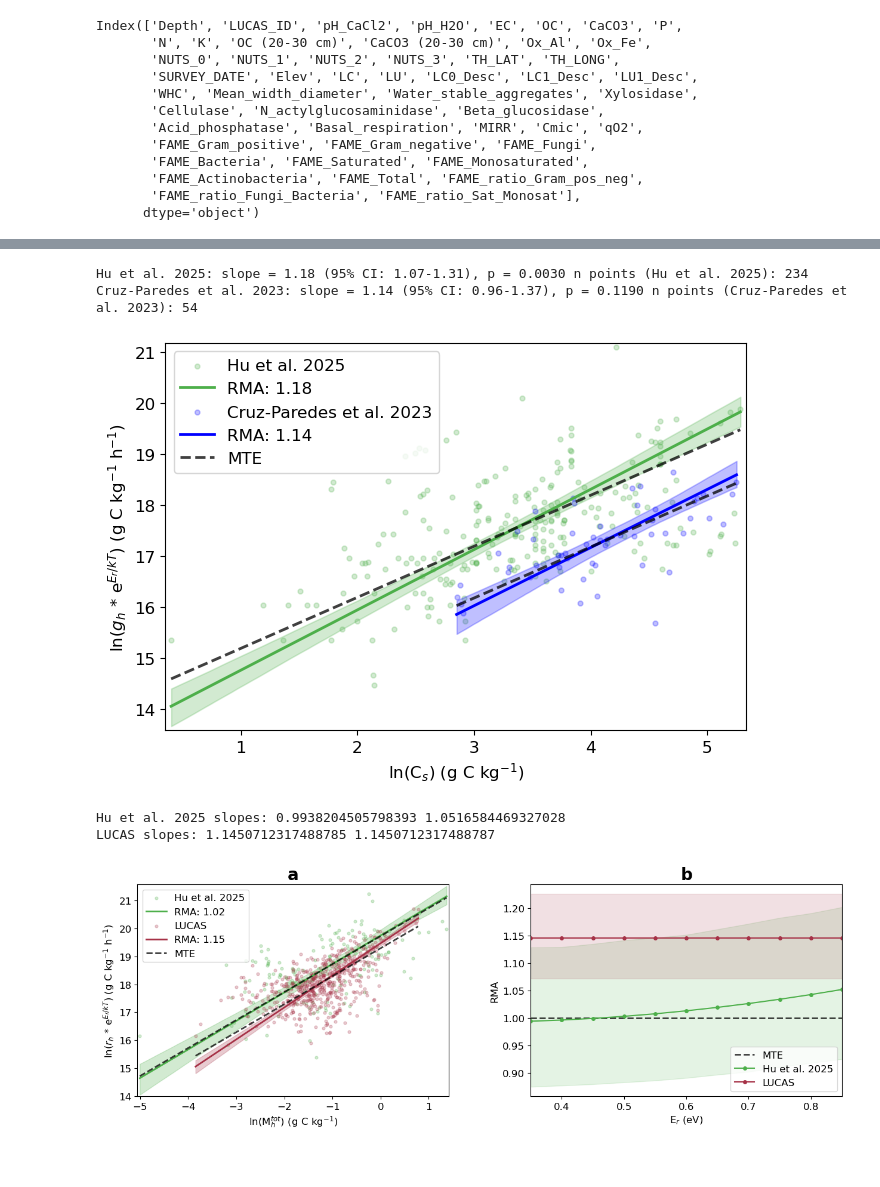
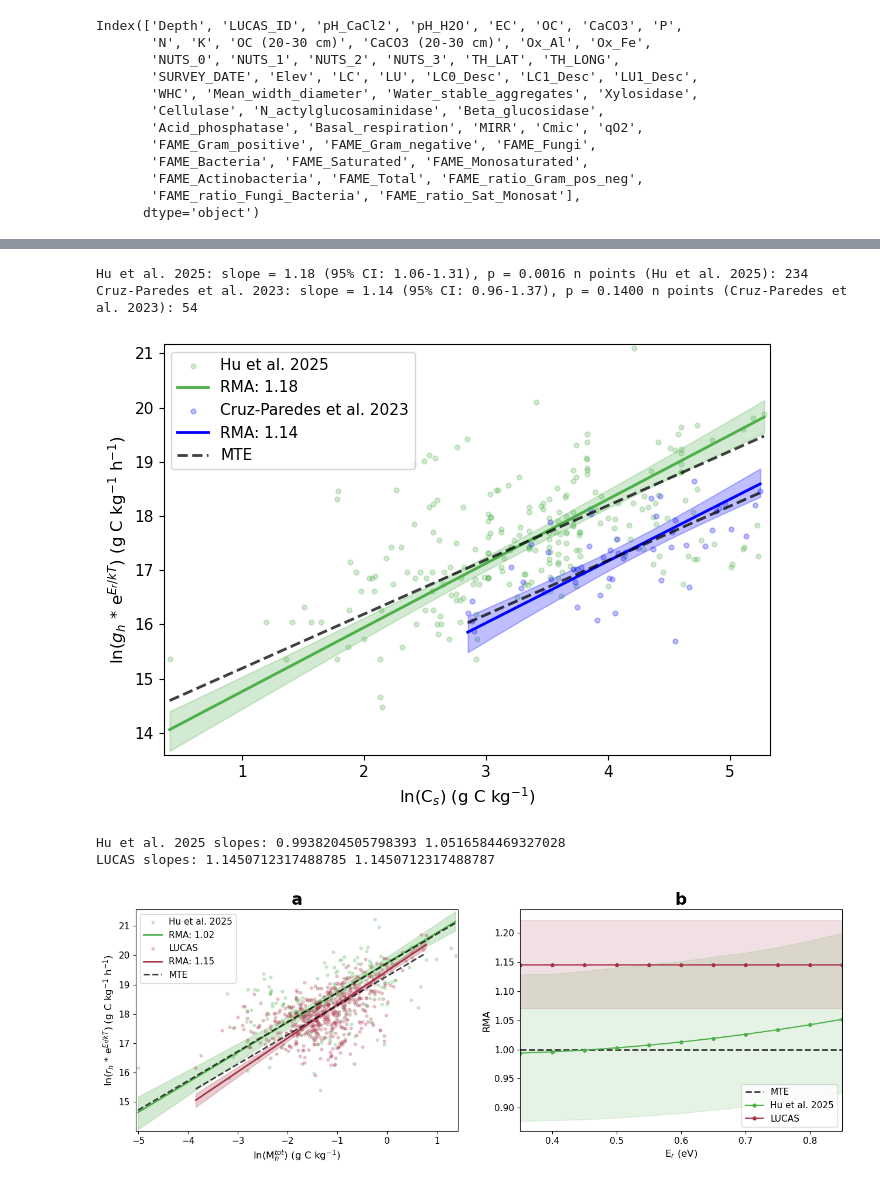
Before and after one commit to rebeccamayvarney/CALIPSO-MTE, a Jupyter notebook: mte_varney.ipynb, the cells around one changed output, grey strips where cells are left out. Saved outputs shown, nothing was run; the diff lists cells and outputs as text; code cells hidden in the pictures.

```diff
--- a/mte_varney.ipynb
+++ b/mte_varney.ipynb
@@ -54,7 +67,7 @@ Index(['No.', 'latitude', 'longitude', 'Biome', 'MAP', 'MAT', 'SOC', 'TN',
 # %%
 ### Cruz-Paredes et al. 2023
 
-brangari_data = pd.read_csv('C:/Users/reva4589/Documents/CALIPSO/DATA/brangari_csv.csv')
+brangari_data = pd.read_csv(DATA_DIR/'brangari_csv.csv')
 print(brangari_data.columns)
 
 rh_brangari = brangari_data['respiration (mgC/kg soil/h)'].to_numpy() # mg C /kg/hr
@@ -95,8 +108,8 @@ Index(['soil ID', 'soil organic matter (%)',
 # %%
 ### LUCAS dataset
 
-lucas_data1 = pd.read_csv('C:/Users/reva4589/Documents/CALIPSO/DATA/LUCAS/lucas_soc.csv')
-lucas_data2 = pd.read_csv('C:/Users/reva4589/Documents/CALIPSO/DATA/LUCAS/lucas_mbc_rh.csv')
+lucas_data1 = pd.read_csv(DATA_DIR/'LUCAS/lucas_soc.csv')
+lucas_data2 = pd.read_csv(DATA_DIR/'LUCAS/lucas_mbc_rh.csv')
 
 lucas_data = pd.merge(lucas_data1, lucas_data2, on='LUCAS_ID', how='inner')
 num = ['Basal_respiration', 'Cmic']
@@ -282,7 +295,7 @@ def bootstrap_slope_test(result, null_slope: float = 1.0):
         'significant': p_value < alpha,
     }
 
-def run_sensitivity(x, y_raw, T_inc, parameters, seed):
+def run_sensitivity(x, y_raw, T_inc, parameters):
     """
     Sensitivity analysis for RMA slope with respect to activation energy (Er).
     """
@@ -296,7 +309,7 @@ def run_sensitivity(x, y_raw, T_inc, parameters, seed):
         T_corrected = y_raw * ma.exp(safe_exponent)
         lnT_corrected = ma.log(T_corrected)
 
-        res = rma_regression_with_bootstrap(x, lnT_corrected, n_boot=1000, ci=95.0, random_state=seed)
+        res = rma_regression_with_bootstrap(x, lnT_corrected, n_boot=N_BOOT_SENS, ci=95.0, random_state=SEED)
         slopes.append(res['slope'])
         ci_lo.append(res['slope_ci'][0])
         ci_hi.append(res['slope_ci'][1])
@@ -509,8 +522,8 @@ y_he = ma.log(growth_T_he)
 x_brangari = ma.log(soc_brangari)
 y_brangari = ma.log(growth_T_brangari)
 
-res_he = rma_regression_with_bootstrap(x_he, y_he, n_boot=2000, ci=95.0, random_state=1)
-res_brangari = rma_regression_with_bootstrap(x_brangari, y_brangari, n_boot=2000, ci=95.0, random_state=2)
+res_he = rma_regression_with_bootstrap(x_he, y_he, n_boot=N_BOOT, ci=CI_LEVEL, random_state=SEED)
+res_brangari = rma_regression_with_bootstrap(x_brangari, y_brangari, n_boot=N_BOOT, ci=CI_LEVEL, random_state=SEED)
 
 test_he = bootstrap_slope_test(res_he, null_slope=1.0)
 test_brangari = bootstrap_slope_test(res_brangari, null_slope=1.0)
@@ -557,20 +570,17 @@ ax.set_xlabel(r'ln(C$_{s}$) (g C kg$^{-1}$)')
 ax.set_ylabel(r'ln($g_{h}$ * e$^{E_{r}/kT}$) (g C kg$^{-1}$ h$^{-1}$)')
 ax.legend()
 plt.tight_layout()
-plt.savefig('figures/FigS1.png', dpi=300, bbox_inches='tight')
+plt.savefig(FIG_DIR/'FigS1.png', dpi=300, bbox_inches='tight')
 plt.show()
 # %% [output]
-Hu et al. 2025: slope = 1.18 (95% CI: 1.07-1.31), p = 0.0030 n points (Hu et al. 2025): 234
-Cruz-Paredes et al. 2023: slope = 1.14 (95% CI: 0.96-1.37), p = 0.1190 n points (Cruz-Paredes et al. 2023): 54
+Hu et al. 2025: slope = 1.18 (95% CI: 1.06-1.31), p = 0.0016 n points (Hu et al. 2025): 234
+Cruz-Paredes et al. 2023: slope = 1.14 (95% CI: 0.96-1.37), p = 0.1400 n points (Cruz-Paredes et al. 2023): 54
-[figure, old version]
+[figure, new version]
 # %%
 ### Combined figure: (a) MBC vs Rh scaling, (b) sensitivity to Er
 
 fig, axes = plt.subplots(1, 2, figsize=(13, 5))
 ax1, ax2 = axes
-plt.rcParams.update({
-    'font.size': 20,
-})
 
 # ============ Panel (a): MBC vs Rh ============
 
@@ -582,8 +592,8 @@ y_he = ma.log(rh_T_he)
 x_lucas = ma.log(mbc_lucas)
 y_lucas = ma.log(rh_T_lucas)
 
-res_he = rma_regression_with_bootstrap(x_he, y_he, n_boot=2000, ci=95.0, random_state=1)
-res_lucas = rma_regression_with_bootstrap(x_lucas, y_lucas, n_boot=2000, ci=95.0, random_state=2)
+res_he = rma_regression_with_bootstrap(x_he, y_he, n_boot=N_BOOT, ci=CI_LEVEL, random_state=SEED)
+res_lucas = rma_regression_with_bootstrap(x_lucas, y_lucas, n_boot=N_BOOT, ci=CI_LEVEL, random_state=SEED)
 
 test_he = bootstrap_slope_test(res_he, null_slope=1.0)
 test_lucas = bootstrap_slope_test(res_lucas, null_slope=1.0)
@@ -631,34 +641,34 @@ param_values = np.linspace(0.35, 0.85, 11)   # Er values
 
 # He et al. 2026
 x_he = ma.log(mbc_he)
 y_he_raw = rh_he.copy()
 # LUCAS
 x_lucas = ma.log(mbc_lucas)
 y_lucas_raw = rh_lucas.copy()
 
 ax2.axhline(1.0, color='k', linestyle='--', lw=2, alpha=0.75, label='MTE')
 
-slopes_he, lo_he, hi_he = run_sensitivity(x_he, y_he_raw, incT_he, parameters=param_values, seed=42)
-slopes_lucas, lo_lucas, hi_lucas = run_sensitivity(x_lucas, y_lucas_raw, 293.15, parameters=param_values, seed=42)
+slopes_he, lo_he, hi_he = run_sensitivity(x_he, y_he_raw, incT_he, parameters=param_values)
+slopes_lucas, lo_lucas, hi_lucas = run_sensitivity(x_lucas, y_lucas_raw, 293.15, parameters=param_values)
 
 print('Hu et al. 2025 slopes:', np.min(slopes_he), np.max(slopes_he))
 print('LUCAS slopes:', np.min(slopes_lucas), np.max(slopes_lucas))
 
 ax2.plot(param_values, slopes_he, color='#4DAF4A', marker='o', markersize=4, lw=1.5, label='Hu et al. 2025')
 ax2.fill_between(param_values, lo_he, hi_he, color='#4DAF4A', alpha=0.15)
 ax2.plot(param_values, slopes_lucas, color='#A63247', marker='o', markersize=4, lw=1.5, label='LUCAS')
 ax2.fill_between(param_values, lo_lucas, hi_lucas, color='#A63247', alpha=0.15)
 
 ax2.set_xlabel(r'E$_r$ (eV)')
 ax2.set_ylabel('RMA')
 ax2.set_xlim(param_values.min(), param_values.max())
 ax2.legend(loc='lower right')
 ax2.set_title('b', fontweight='bold', fontsize=20)
 
 plt.tight_layout(w_pad=2.5)
-plt.savefig('figures/Fig2.png', dpi=300, bbox_inches='tight')
+plt.savefig(FIG_DIR/'Figure_2.pdf', bbox_inches='tight')
 plt.show()
 # %% [output]
 Hu et al. 2025 slopes: 0.9938204505798393 1.0516584469327028
 LUCAS slopes: 1.1450712317488785 1.1450712317488787
-[figure, old version]
+[figure, new version]
```
Also changed, not shown: parts of 6 cells of this notebook.
